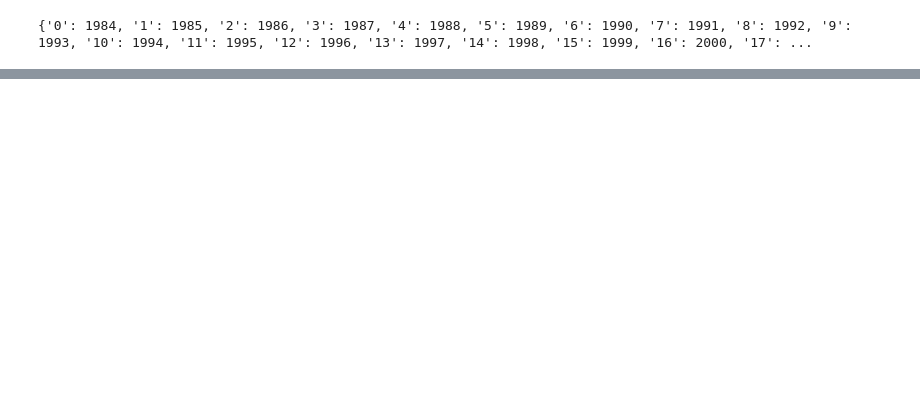
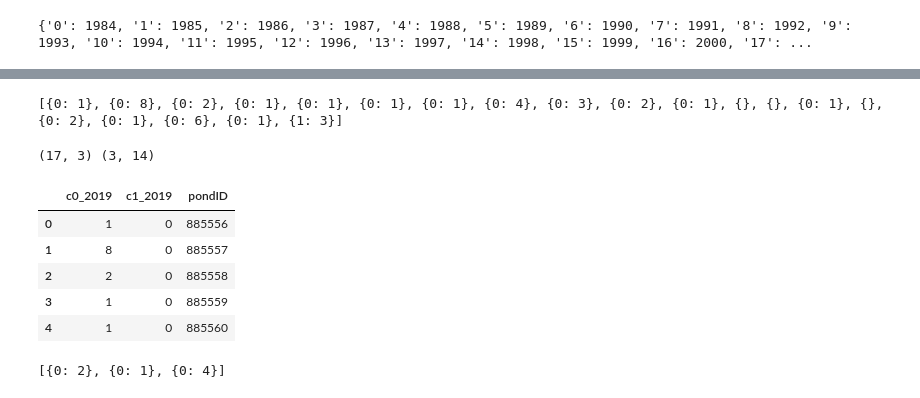
Before and after one commit to Shirobakaidou/Aquaponds, a Jupyter notebook: 05_zonalStats_Function.ipynb, the cells around one changed output, grey strips where cells are left out. Cells and saved outputs as stored; diff of their text form; code cells hidden in the pictures; blank space fills up the shorter version.

Commit message:
tidy workflow of zonalStats calculation

```diff
--- a/05_zonalStats_Function.ipynb
+++ b/05_zonalStats_Function.ipynb
@@ -421,0 +260,11 @@ ponds_zonstats
+# %%
+# Remove subsetted ponds df, images, affines where the ponds subset df is empty.
+index_to_keep = [k for k,i in enumerate(ponds_sub) if i.empty!=True]
+
+ponds_input = [i for k,i in enumerate(ponds_sub) if k in index_to_keep]
+xdss_input = [i for k,i in enumerate(xdss) if k in index_to_keep]
+affines_input = [i for k,i in enumerate(affines) if k in index_to_keep]
+
+#print(ponds_input)
+#print(xdss_input)
+#print(affines_input)
@@ -421,0 +280,8 @@ ponds_zonstats
+# %%
+ponds_test = ponds_input[0].iloc[0:20]
+# %%
+xda_test = xdss_input[0].sel(time=2019).to_array()
+# Convert DataArray to numpy array
+# https://stackoverflow.com/questions/55132416/converting-dataarray-into-numpy-array
+array = xda_test.values[0]
+array
@@ -421,0 +296,24 @@ ponds_zonstats
+# %%
+zonstats_1st = zonal_stats(ponds_test, array, transform=affines_input[0], categorical=True, all_touched=False)
+print(zonstats_1st)
+# %% [output]
+[{0: 1}, {0: 8}, {0: 2}, {0: 1}, {0: 1}, {0: 1}, {0: 1}, {0: 4}, {0: 3}, {0: 2}, {0: 1}, {}, {}, {0: 1}, {}, {0: 2}, {0: 1}, {0: 6}, {0: 1}, {1: 3}]
+# %%
+df_stats = tidy_zonstats_df(zonstats_1st, ponds_test, t[-1])
+stats_run1 = df_stats[(df_stats['c0_2019']!=0) | (df_stats['c1_2019']!=0)]
+ponds_run2 = ponds_test.merge(df_stats[(df_stats['c0_2019']==0) & (df_stats['c1_2019']==0)], how='right', on='pondID')
+print(stats_run1.shape, ponds_run2.shape)
+stats_run1.head()
+# %% [output]
+(17, 3) (3, 14)
+|  | c0_2019 | c1_2019 | pondID |
+| 0 | 1 | 0 | 885556 |
+| 1 | 8 | 0 | 885557 |
+| 2 | 2 | 0 | 885558 |
+| 3 | 1 | 0 | 885559 |
+| 4 | 1 | 0 | 885560 |
+# %%
+zonstats_2nd = zonal_stats(ponds_run2, array, transform=affines_input[0], categorical=True, all_touched=True)
+print(zonstats_2nd)
+# %% [output]
+[{0: 2}, {0: 1}, {0: 4}]
```
Also changed, not shown: parts of 36 cells of this notebook.
